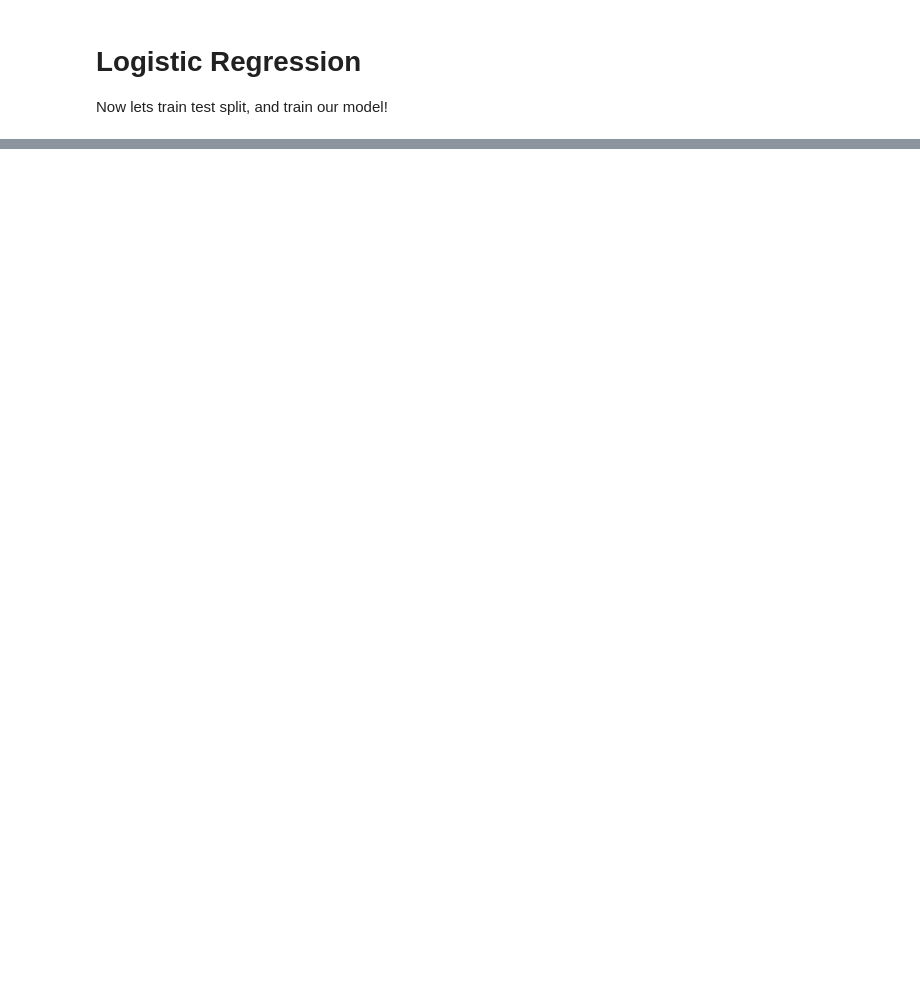
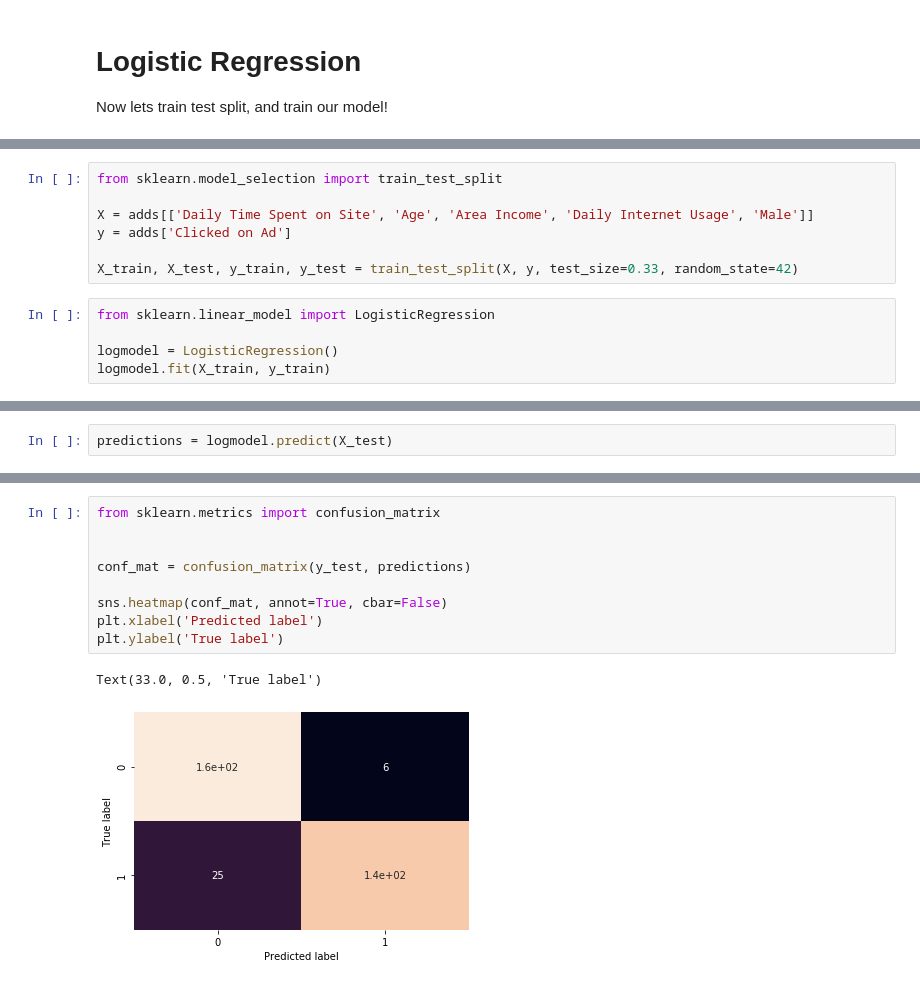
Before and after one commit to Richardbmk/datascience_machinelearning, a Jupyter notebook: Cliks-on-Advertisement-Problem.ipynb, the cells around one changed output, grey strips where cells are left out. Cells and saved outputs as stored; diff of their text form; blank space fills up the shorter version.

Commit message:
logistic regression exercise finished

```diff
--- a/Cliks-on-Advertisement-Problem.ipynb
+++ b/Cliks-on-Advertisement-Problem.ipynb
@@ -115,0 +143,12 @@ Now lets train test split, and train our model!
+# %%
+from sklearn.model_selection import train_test_split
+
+X = adds[['Daily Time Spent on Site', 'Age', 'Area Income', 'Daily Internet Usage', 'Male']]
+y = adds['Clicked on Ad']
+
+X_train, X_test, y_train, y_test = train_test_split(X, y, test_size=0.33, random_state=42)
+# %%
+from sklearn.linear_model import LogisticRegression
+
+logmodel = LogisticRegression()
+logmodel.fit(X_train, y_train)
@@ -115,0 +163,2 @@ Now lets train test split, and train our model!
+# %%
+predictions = logmodel.predict(X_test)
@@ -115,0 +184,12 @@ Now lets train test split, and train our model!
+# %%
+from sklearn.metrics import confusion_matrix
+
+
+conf_mat = confusion_matrix(y_test, predictions)
+
+sns.heatmap(conf_mat, annot=True, cbar=False)
+plt.xlabel('Predicted label')
+plt.ylabel('True label')
+# %% [output]
+Text(33.0, 0.5, 'True label')
+[figure, added]
```
Also changed, not shown: parts of 11 cells of this notebook, 1 other file.
